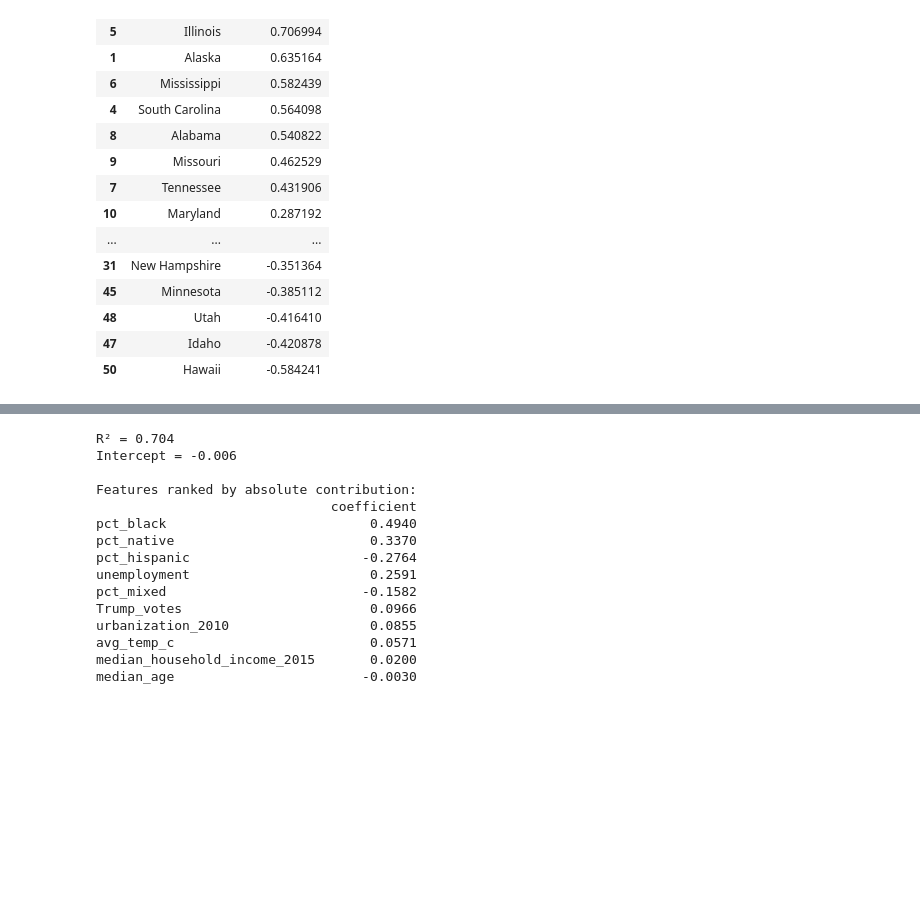
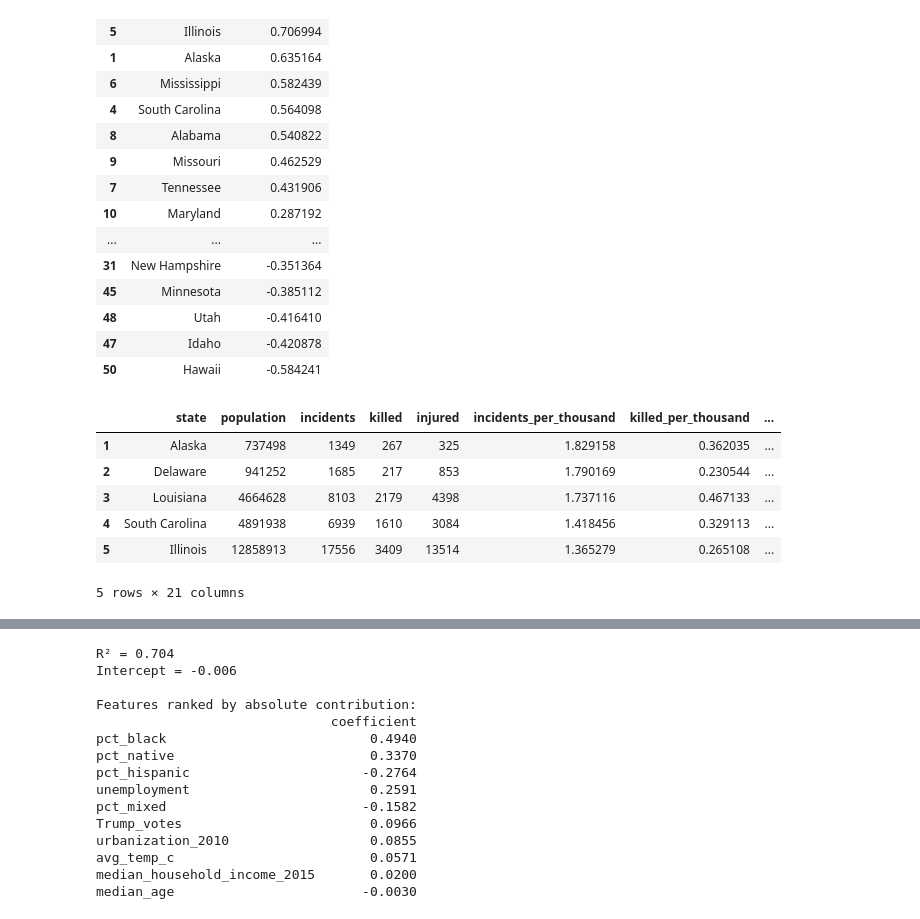
Before and after one commit to Neukz/gun-violence-analysis, a Jupyter notebook: notebooks/state_analysis.ipynb, the cells around one changed output, grey strips where cells are left out. Drawn from its saved outputs; the diff is of its cells as text; code cells hidden in the pictures; blank space fills up the shorter version.

```diff
--- a/notebooks/state_analysis.ipynb
+++ b/notebooks/state_analysis.ipynb
@@ -39,5 +39,7 @@ df_norm
 # %%
-X = MinMaxScaler().fit_transform(df[["incidents_per_thousand", "killed_per_thousand", "injured_per_thousand"]])
+X = MinMaxScaler().fit_transform(
+    df[["incidents_per_thousand", "killed_per_thousand", "injured_per_thousand"]]
+)
 df_norm["cluster"] = KMeans(n_clusters=3, random_state=42, n_init=10).fit_predict(X)
 # %%
 import plotly.express as px
@@ -78,12 +89,19 @@ plt.show()
 # %% [markdown]
 If we look at the inertia vs k plot we can see that an elbow point may be in point 3, but when we look at the plot with 3 clusters it gives us DC and 2 clusters which are not really that visibly separable. The 4 cluster plot looks better, and it gives us 3 meaningful clusters. We will go with 4
 # %%
-X = MinMaxScaler().fit_transform(df[["incidents_per_thousand", "killed_per_thousand", "injured_per_thousand"]])
+X = MinMaxScaler().fit_transform(
+    df[["incidents_per_thousand", "killed_per_thousand", "injured_per_thousand"]]
+)
 df_norm["cluster4"] = KMeans(n_clusters=4, random_state=42, n_init=10).fit_predict(X)
 
-fig = px.scatter_3d(df_norm, x="incidents_per_thousand",
-                    y="killed_per_thousand", z="injured_per_thousand",
-                    color="cluster4", hover_name=df_norm.index)
+fig = px.scatter_3d(
+    df_norm,
+    x="incidents_per_thousand",
+    y="killed_per_thousand",
+    z="injured_per_thousand",
+    color="cluster4",
+    hover_name=df_norm.index,
+)
 fig.show()
 # %% [markdown]
 the clusters here are meaningfull, we can add an attribute named "safety" and assign it to each state
@@ -246,7 +307,9 @@ Median_Income_USA
 # %% [output]
 np.int64(55800)
 # %%
-df = df.merge(df_money[['state', 'median_household_income_2015']], on='state', how='left')
+df = df.merge(
+    df_money[["state", "median_household_income_2015"]], on="state", how="left"
+)
 # %% [markdown]
 next, the temperature from each state (data from https://www.currentresults.com/Weather/US/average-annual-state-temperatures.php )
 # %%
@@ -388,7 +454,9 @@ that is why we dropped
 - percentage of asian population
 - percentage of bachelor education
 # %%
-df_reg.drop(columns=["Clinton_votes", "pct_white", "pct_asian", "pct_bachelors"], inplace=True)
+df_reg.drop(
+    columns=["Clinton_votes", "pct_white", "pct_asian", "pct_bachelors"], inplace=True
+)
 # %% [markdown]
 we also have 3 attributes which all have meaning
 - deaths
@@ -436,3 +506,14 @@ df_reg[["state", "violence_score"]].sort_values(by="violence_score", ascending=F
 | 48 | Utah | -0.416410 |
 | 47 | Idaho | -0.420878 |
 | 50 | Hawaii | -0.584241 |
+# %%
+df_reg["code"] = df_reg["state"].map(state_codes)
+df_reg.head()
+# %% [output]
+|  | state | population | incidents | killed | injured | incidents_per_thousand | killed_per_thousand | ... |
+| 1 | Alaska | 737498 | 1349 | 267 | 325 | 1.829158 | 0.362035 | ... |
+| 2 | Delaware | 941252 | 1685 | 217 | 853 | 1.790169 | 0.230544 | ... |
+| 3 | Louisiana | 4664628 | 8103 | 2179 | 4398 | 1.737116 | 0.467133 | ... |
+| 4 | South Carolina | 4891938 | 6939 | 1610 | 3084 | 1.418456 | 0.329113 | ... |
+| 5 | Illinois | 12858913 | 17556 | 3409 | 13514 | 1.365279 | 0.265108 | ... |
+5 rows × 21 columns
```
Also changed, not shown: parts of 21 cells of this notebook.
